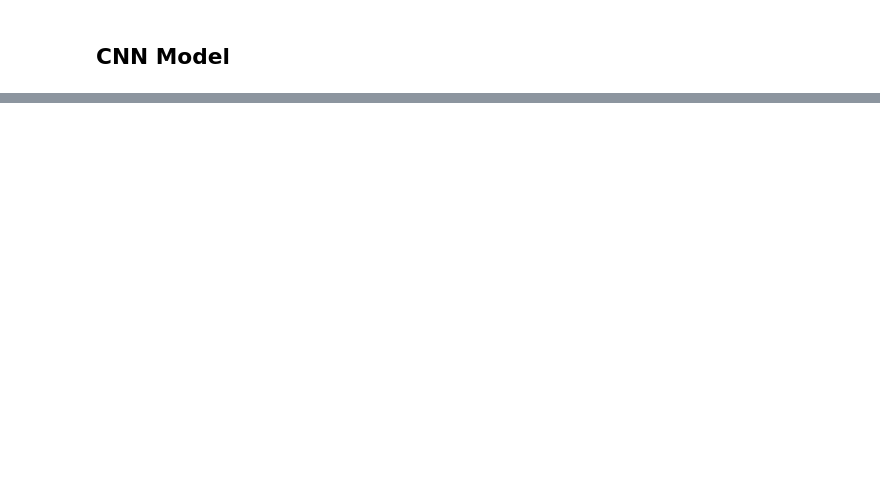
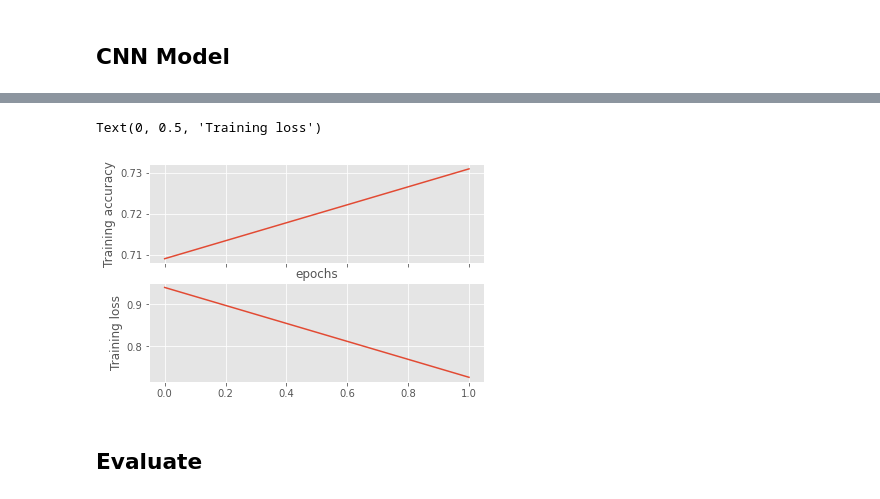
Before and after one commit to bdintu/machine-learning, a Jupyter notebook: lab3-2/lab3-2.ipynb, the cells around one changed output, grey strips where cells are left out. Cells and saved outputs as stored; diff of their text form; code cells hidden in the pictures; blank space fills up the shorter version.

Commit message:
Lab3-2: add cnn&lstm model

```diff
--- a/lab3-2/lab3-2.ipynb
+++ b/lab3-2/lab3-2.ipynb
@@ -216,0 +255,21 @@ X_train, X_test, y_train, y_test = train_test_split(rec_windows, rec_labels_oneh
+# %%
+def create_lstm(input_shape=X_3d_train.shape[1:], num_classes=y_train.shape[1],
+               dense=(64, 256), dense_dropout=(0.2, 0.2),
+               activation='relu',
+               lr=0.001, beta_1=0.9, beta_2=0.99):
+    model = Sequential()
+
+    model.add(LSTM(dense[0], activation=activation, return_sequences=True, input_shape=input_shape))
+    model.add(BatchNormalization())
+    model.add(Dropout(dense_dropout[0]))
+
+    model.add(LSTM(dense[1], activation=activation))
+    model.add(BatchNormalization())
+    model.add(Dropout(dense_dropout[1]))
+
+    model.add(Dense(num_classes, activation='sigmoid'))
+
+    optimizer = Adam(learning_rate=lr, beta_1=beta_1, beta_2=beta_2, amsgrad=False)
+    model.compile(optimizer=optimizer, loss='categorical_crossentropy', metrics=['accuracy'])
+
+    return model
@@ -216,0 +299,3 @@ X_train, X_test, y_train, y_test = train_test_split(rec_windows, rec_labels_oneh
+# %%
+lstm = create_lstm()
+lstm.summary()
@@ -216,0 +346,5 @@ X_train, X_test, y_train, y_test = train_test_split(rec_windows, rec_labels_oneh
+# %%
+lstm_batch_size = 16
+lstm_epochs = 2
+
+lstm_history = lstm.fit(X_3d_train, y_train, batch_size=lstm_batch_size, epochs=lstm_epochs, validation_data=(X_3d_test, y_test))
@@ -216,0 +371,14 @@ X_train, X_test, y_train, y_test = train_test_split(rec_windows, rec_labels_oneh
+# %%
+fig, ax = plt.subplots(2, sharex=True)
+
+ax[0].plot(lstm_history.history['acc'], label=lstm)
+ax[1].plot(lstm_history.history['loss'], label=lstm)
+
+ax[0].set_xlabel('epochs')
+ax[0].set_ylabel('Training accuracy')
+ax[1].set_ylabel('Training loss')
+# %% [output]
+Text(0, 0.5, 'Training loss')
+[figure, added]
+# %% [markdown]
+## Evaluate
```
Also changed, not shown: parts of 30 cells of this notebook.
